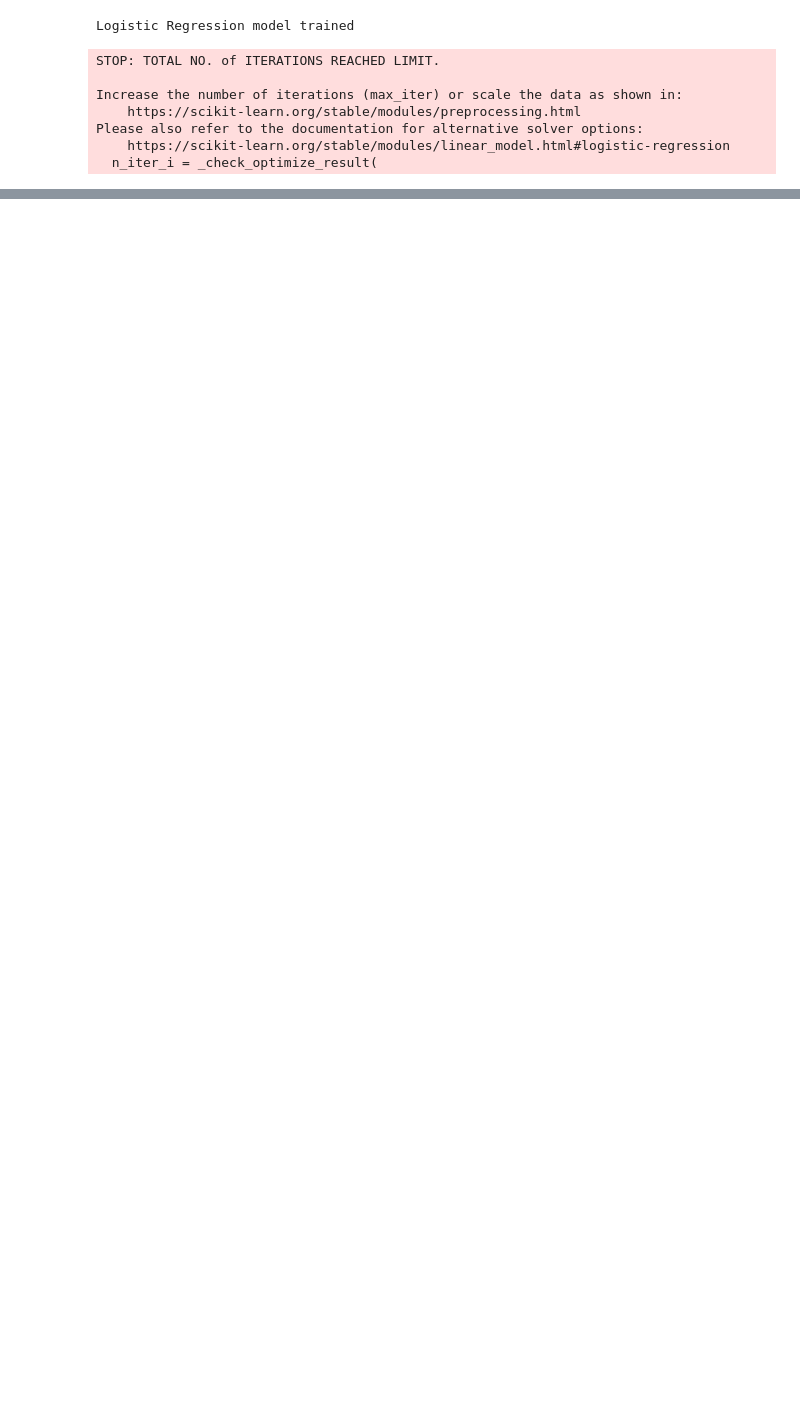
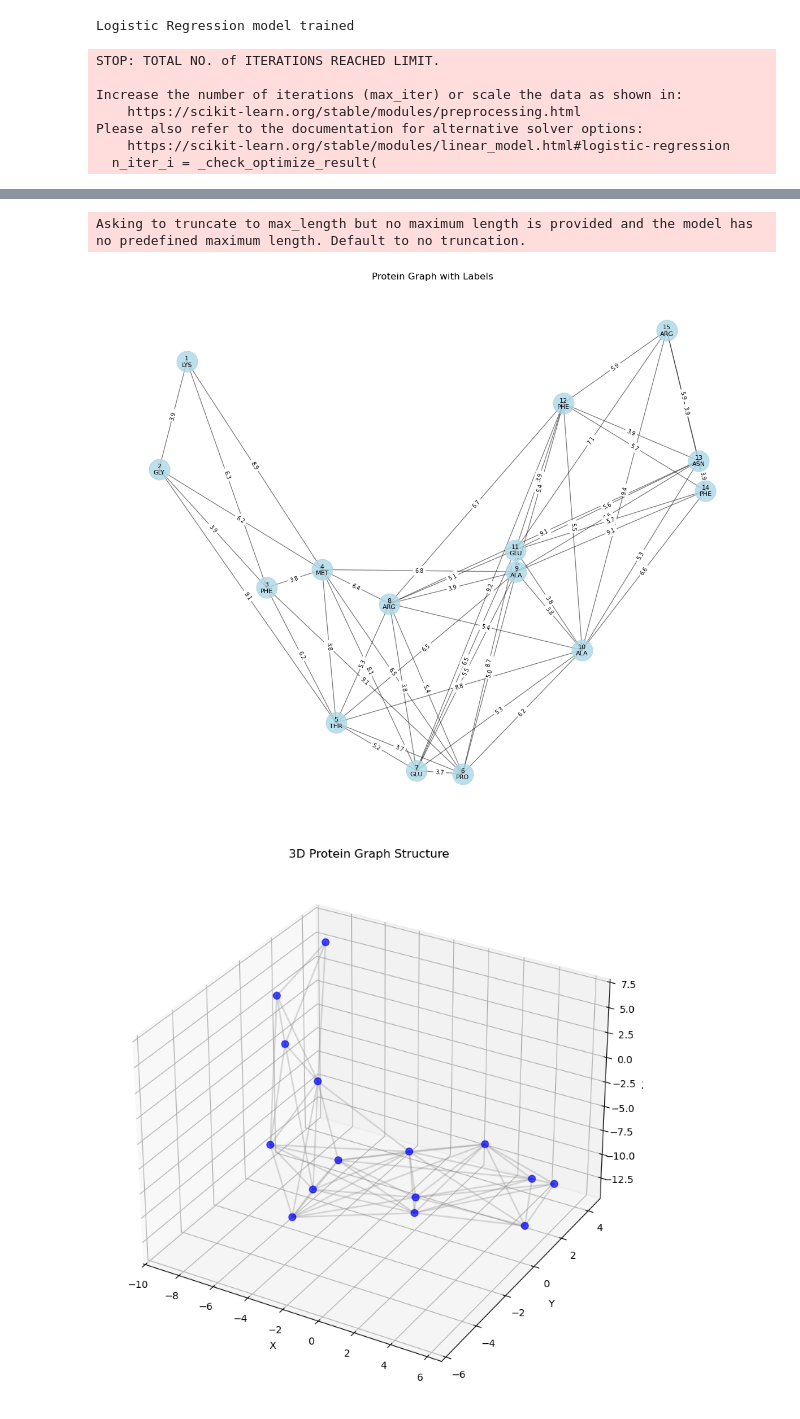
Before and after one commit to beyzoskaya/proteinAllergenClassification, a Jupyter notebook: read_data.ipynb, the cells around one changed output, grey strips where cells are left out. Drawn from its saved outputs; the diff is of its cells as text; code cells hidden in the pictures; blank space fills up the shorter version.

```diff
--- a/read_data.ipynb
+++ b/read_data.ipynb
@@ -446,0 +707,33 @@ weighted avg       0.81      0.79      0.79      5680
+# %%
+from transformers import BertTokenizer, BertModel
+import torch
+
+def create_protein_graph_with_embedding(pdb_file, embedding, distance_threshold=10.0):
+
+    G.graph['embedding'] = embedding
+
+    return G, residue_list
+
+
+def get_protbert_embeddings(sequence):
+    tokenizer = BertTokenizer.from_pretrained("Rostlab/prot_bert", do_lower_case=False)
+    model = BertModel.from_pretrained("Rostlab/prot_bert")
+
+    tokenized_seq = " ".join(list(sequence))
+    inputs = tokenizer(tokenized_seq, return_tensors="pt", padding=True, truncation=True)
+
+    with torch.no_grad():
+        outputs = model(**inputs)
+
+    last_hidden_state = outputs.last_hidden_state
+    embedding = last_hidden_state.mean(dim=1).squeeze().cpu().numpy()
+
+    return embedding
+# %%
+
+protein_sequence = "MSAQPVDIQIFGRSLRVNCPPDQRDALNQAADDLNQRLQDLKERTRVTNTEQLVFIAALNISYELAQEKAKTRDYAASMEQRIRMLQQTIEQALLEQGRITEKTNQNFE"
+embedding = get_protbert_embeddings(protein_sequence)
+
+G, residue_list = create_protein_graph_with_embedding(pdb_file_path, embedding)
+# %% [output]
+Asking to truncate to max_length but no maximum length is provided and the model has no predefined maximum length. Default to no truncation.
@@ -446,0 +793,5 @@ weighted avg       0.81      0.79      0.79      5680
+# %%
+visualize_protein_graph_with_labels(G, residue_list)
+# %% [output]
+[figure, added]
+[figure, added]
```
Also changed, not shown: parts of 21 cells of this notebook, 11 other files.
